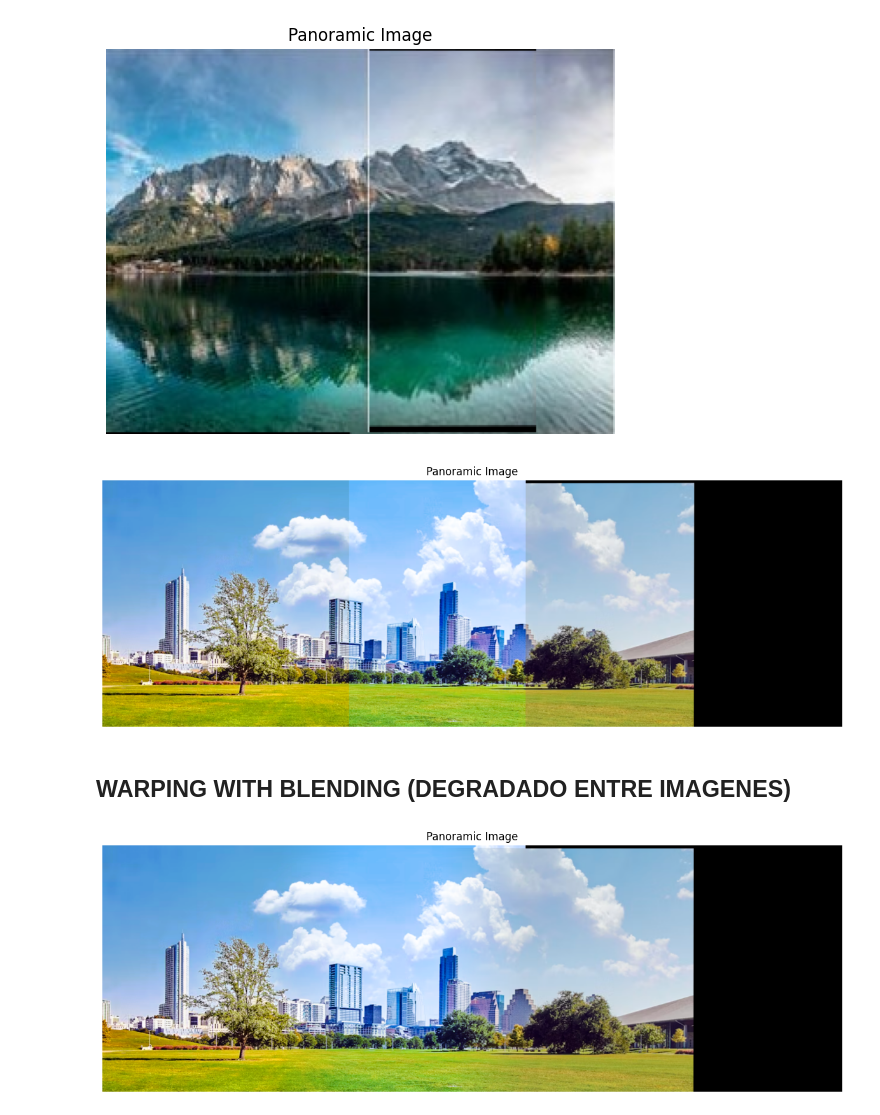
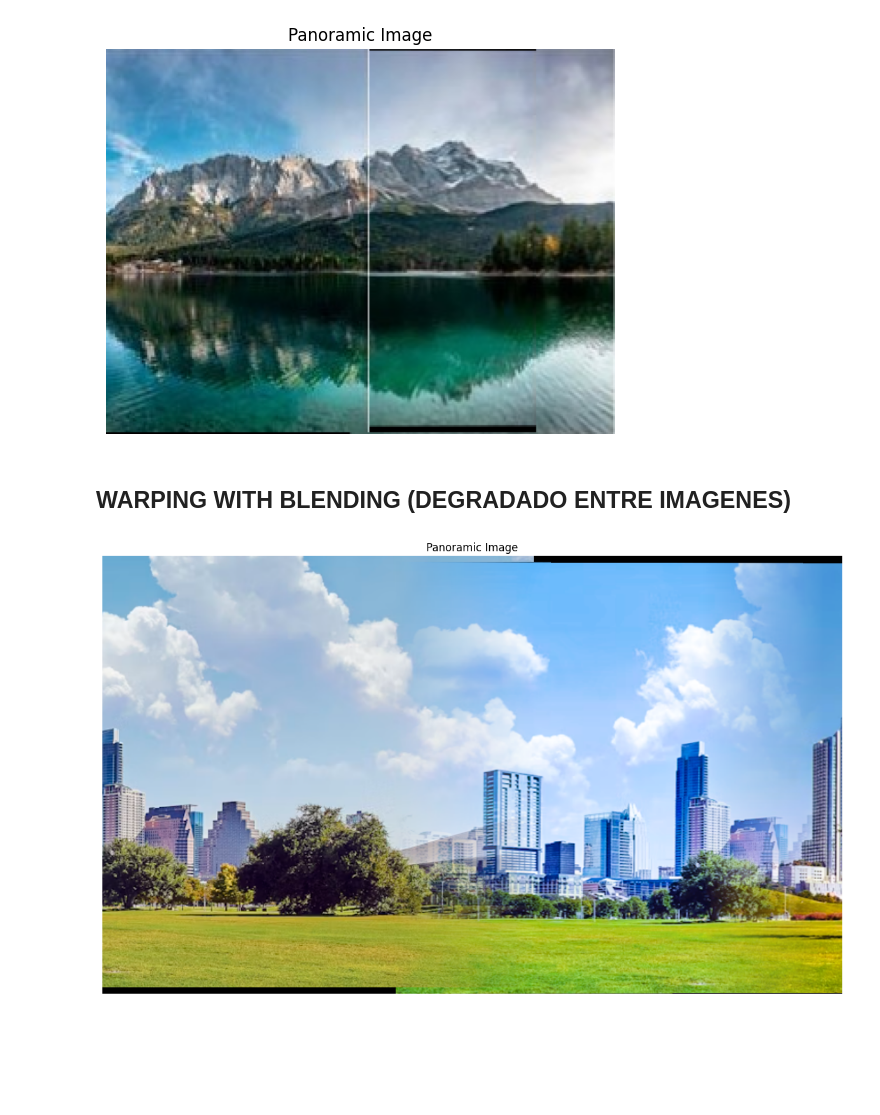
Before and after one commit to guillermoSb/Proyecto03_VC_UVG, a Jupyter notebook: proyecto03_v2.ipynb, the cells around one changed output. Saved outputs shown, nothing was run; the diff lists cells and outputs as text; code cells hidden in the pictures; blank space fills up the shorter version.

```diff
--- a/proyecto03_v2.ipynb
+++ b/proyecto03_v2.ipynb
@@ -143,24 +113,3 @@ def warping(img1, img2, homography):
-# %%
-# Carga las imágenes
-images_dir = "imagenes\input0"  # Asegúrate de definir esta variable correctamente
-image_files = ['a3.png','a2.png' ,'a1.png']
-images = [cv2.imread(os.path.join(images_dir, f)) for f in image_files if f]
-
-# Calcula las homografías y crea la imagen panorámica
-previous_image = images[0]
-for i in range(1, len(images)):
-    H = find_homography(previous_image, images[i])
-    if H is not None:
-        previous_image = warping(previous_image, images[i], H)
-
-# Visualiza el resultado
-plt.figure(figsize=(15, 10))
-plt.imshow(cv2.cvtColor(previous_image, cv2.COLOR_BGR2RGB))
-plt.title("Panoramic Image")
-plt.axis('off')
-plt.show()
-# %% [output]
-[figure, removed]
 # %% [markdown]
 ## WARPING WITH BLENDING (DEGRADADO ENTRE IMAGENES)
 # %%
@@ -168,12 +117,26 @@ def warping(img1, img2, homography):
     height_img1, width_img1 = img1.shape[:2]
     height_img2, width_img2 = img2.shape[:2]
 
+    corners_img2 = np.float32([[0, 0], # top-left
+                               [0, height_img2], # bottom-left
+                               [width_img2, height_img2], # bottom-right
+                               [width_img2, 0]]).reshape(-1,1,2) # top-right
+    corners_img2 = cv2.perspectiveTransform(corners_img2, homography)
+
+    [x_min, _] = np.int32(corners_img2.min(axis=0).ravel())
+    [x_max, y_max] = np.int32(corners_img2.max(axis=0).ravel())
+
+    x_min = min(0, x_min)
+    x_max = max(width_img1, x_max)
+
     # Calcular dimensiones de la imagen de salida
-    output_width = width_img1 + width_img2
-    output_height = max(height_img1, height_img2)
+    output_width = x_max - x_min
+    output_height = max(height_img1, y_max)
 
     # Warp img1 con la homografía
     img1_warped = cv2.warpPerspective(img1, homography, (output_width, output_height))
+
+
     mask1_warped = cv2.warpPerspective(np.ones((height_img1, width_img1), dtype=np.uint8), homography, (output_width, output_height))
 
     # Preparar el canvas para el resultado final
@@ -214,21 +177,21 @@ def warping(img1, img2, homography):
 # %%
 # Carga las imágenes
 images_dir = "imagenes/input0"
-image_files = ['a3.png', 'a2.png', 'a1.png']
+image_files = ['a1.png', 'a2.png', 'a3.png']
 images = [cv2.imread(os.path.join(images_dir, f)) for f in image_files if f]
 
 # Calcula las homografías y crea la imagen panorámica
 previous_image = images[0]
 for i in range(1, len(images)):
     H = find_homography(previous_image, images[i])
     if H is not None:
         previous_image = warping(previous_image, images[i], H)
 
 # Visualiza el resultado
 plt.figure(figsize=(15, 10))
 plt.imshow(cv2.cvtColor(previous_image, cv2.COLOR_BGR2RGB))
 plt.title("Panoramic Image")
 plt.axis('off')
 plt.show()
 # %% [output]
-[figure, old version]
+[figure, new version]
```
Also changed, not shown: parts of 2 cells of this notebook.
